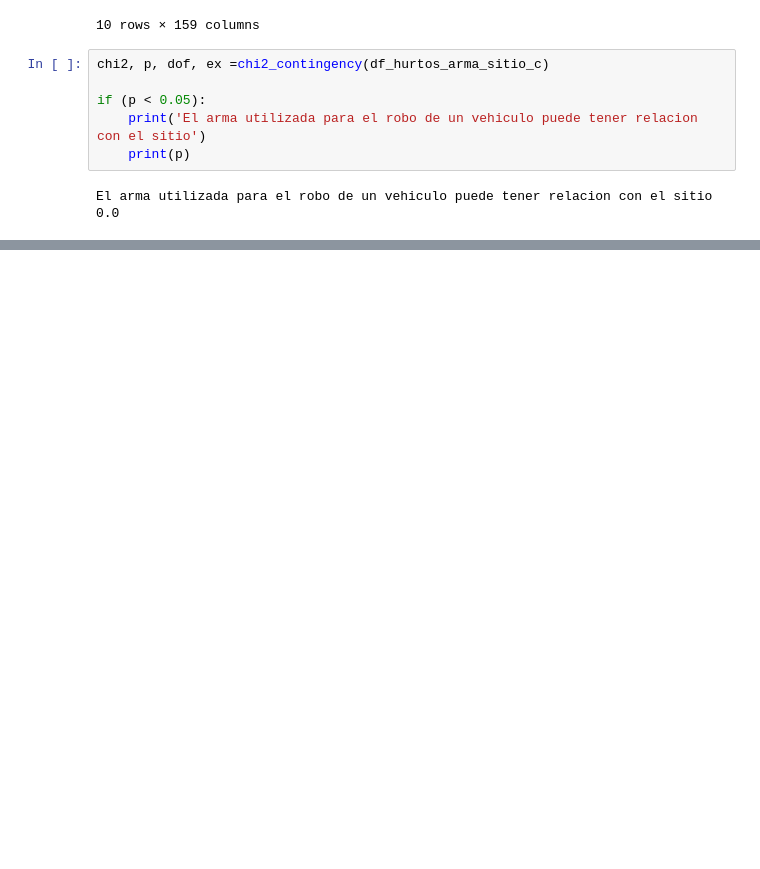
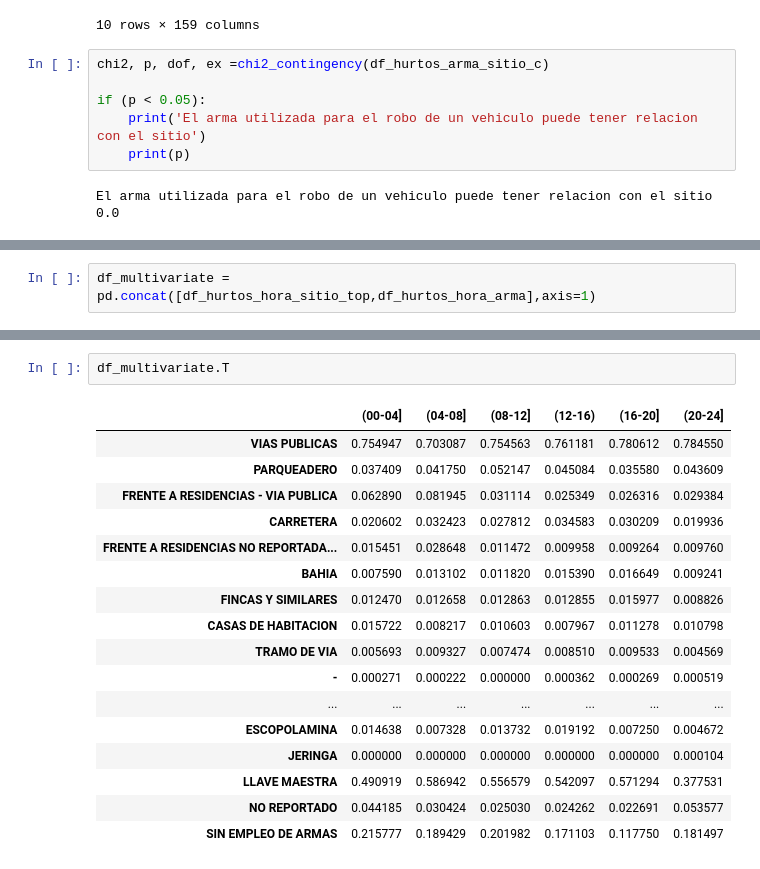
Before and after one commit to omalagon/cda-hurtos-colombia, a Jupyter notebook: Hurtos.ipynb, the cells around one changed output, grey strips where cells are left out. Drawn from its saved outputs; the diff is of its cells as text; blank space fills up the shorter version.

```diff
--- a/Hurtos.ipynb
+++ b/Hurtos.ipynb
@@ -277,0 +268,2 @@ El arma utilizada para el robo de un vehiculo puede tener relacion con el sitio
+# %%
+df_multivariate = pd.concat([df_hurtos_hora_sitio_top,df_hurtos_hora_arma],axis=1)
@@ -277,0 +280,20 @@ El arma utilizada para el robo de un vehiculo puede tener relacion con el sitio
+# %%
+df_multivariate.T
+# %% [output]
+|  | (00-04] | (04-08] | (08-12] | (12-16) | (16-20] | (20-24] |
+| VIAS PUBLICAS | 0.754947 | 0.703087 | 0.754563 | 0.761181 | 0.780612 | 0.784550 |
+| PARQUEADERO | 0.037409 | 0.041750 | 0.052147 | 0.045084 | 0.035580 | 0.043609 |
+| FRENTE A RESIDENCIAS - VIA PUBLICA | 0.062890 | 0.081945 | 0.031114 | 0.025349 | 0.026316 | 0.029384 |
+| CARRETERA | 0.020602 | 0.032423 | 0.027812 | 0.034583 | 0.030209 | 0.019936 |
+| FRENTE A RESIDENCIAS NO REPORTADA... | 0.015451 | 0.028648 | 0.011472 | 0.009958 | 0.009264 | 0.009760 |
+| BAHIA | 0.007590 | 0.013102 | 0.011820 | 0.015390 | 0.016649 | 0.009241 |
+| FINCAS Y SIMILARES | 0.012470 | 0.012658 | 0.012863 | 0.012855 | 0.015977 | 0.008826 |
+| CASAS DE HABITACION | 0.015722 | 0.008217 | 0.010603 | 0.007967 | 0.011278 | 0.010798 |
+| TRAMO DE VIA | 0.005693 | 0.009327 | 0.007474 | 0.008510 | 0.009533 | 0.004569 |
+| - | 0.000271 | 0.000222 | 0.000000 | 0.000362 | 0.000269 | 0.000519 |
+| ... | ... | ... | ... | ... | ... | ... |
+| ESCOPOLAMINA | 0.014638 | 0.007328 | 0.013732 | 0.019192 | 0.007250 | 0.004672 |
+| JERINGA | 0.000000 | 0.000000 | 0.000000 | 0.000000 | 0.000000 | 0.000104 |
+| LLAVE MAESTRA | 0.490919 | 0.586942 | 0.556579 | 0.542097 | 0.571294 | 0.377531 |
+| NO REPORTADO | 0.044185 | 0.030424 | 0.025030 | 0.024262 | 0.022691 | 0.053577 |
+| SIN EMPLEO DE ARMAS | 0.215777 | 0.189429 | 0.201982 | 0.171103 | 0.117750 | 0.181497 |
```
Also changed, not shown: parts of 12 cells of this notebook, 1 other file.
